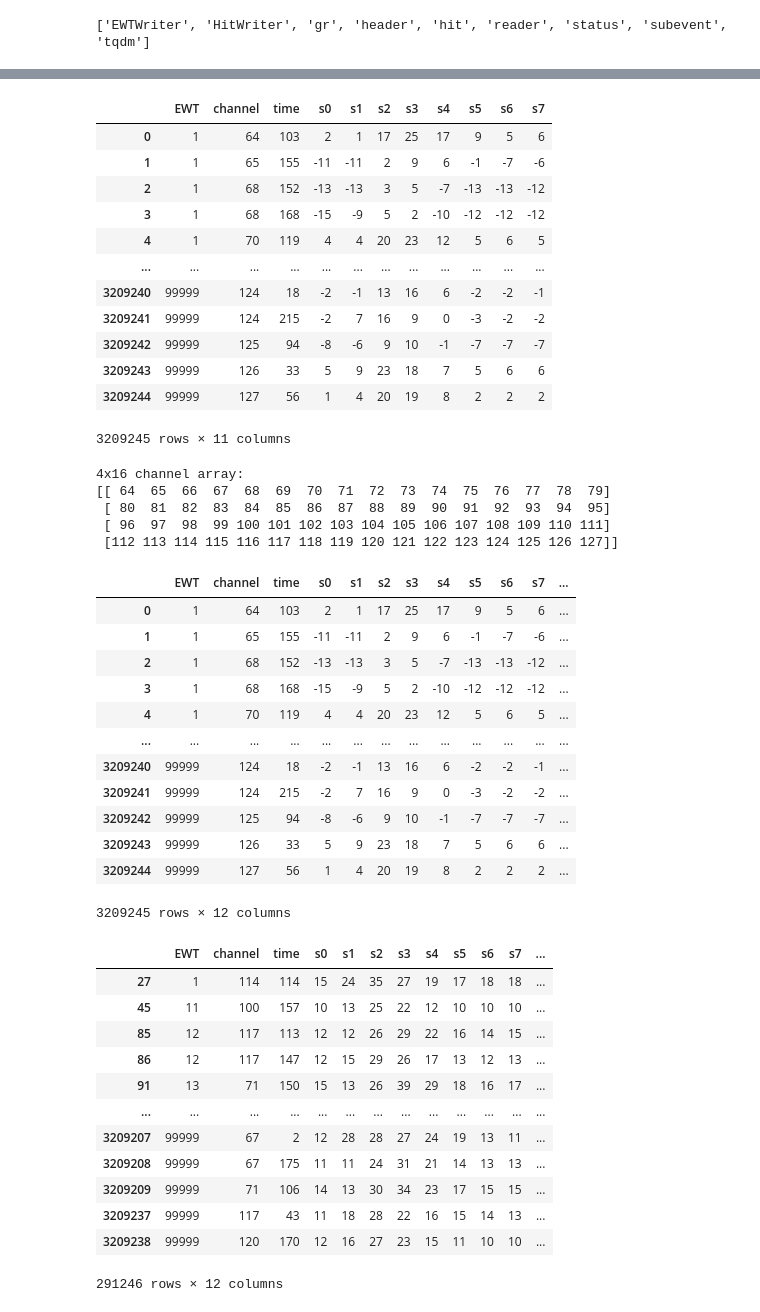
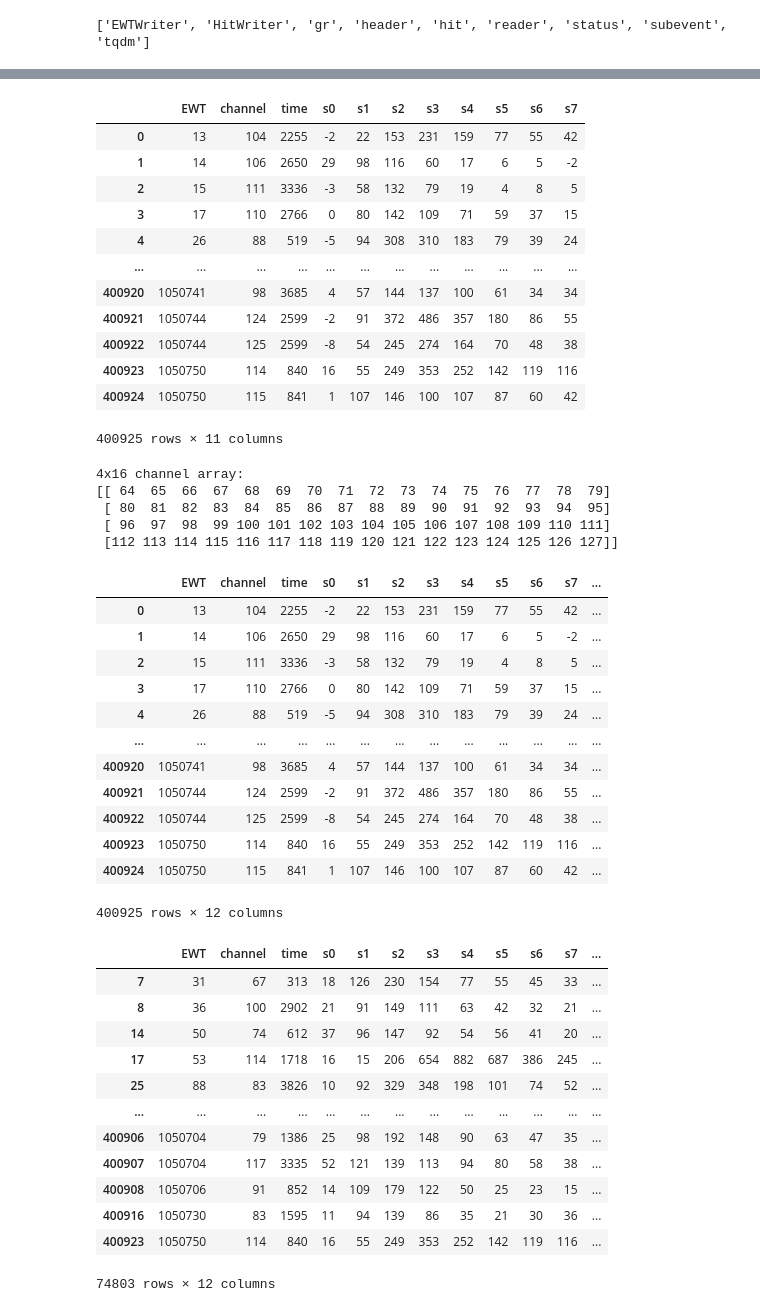
Before and after one commit to Mu2e/CRVFirmware, a Jupyter notebook: scripts/decoding/CoindenceFinder.ipynb, the cells around one changed output, grey strips where cells are left out. Saved outputs shown, nothing was run; the diff lists cells and outputs as text; code cells hidden in the pictures.

```diff
--- a/scripts/decoding/CoindenceFinder.ipynb
+++ b/scripts/decoding/CoindenceFinder.ipynb
@@ -16,5 +27,5 @@ print([name for name in dir(dc) if isinstance(getattr(dc, name), type)])
 # %%
-def process_file(filename= "wb_test_069.bin"):
+def process_file(filename= "wb_test_037.bin"):
     """
     Process binary file into DataFrame
     """
@@ -28,18 +39,18 @@ df = process_file()
 display(df)
 # %% [output]
 |  | EWT | channel | time | s0 | s1 | s2 | s3 | s4 | s5 | s6 | s7 |
-| 0 | 1 | 64 | 103 | 2 | 1 | 17 | 25 | 17 | 9 | 5 | 6 |
-| 1 | 1 | 65 | 155 | -11 | -11 | 2 | 9 | 6 | -1 | -7 | -6 |
-| 2 | 1 | 68 | 152 | -13 | -13 | 3 | 5 | -7 | -13 | -13 | -12 |
-| 3 | 1 | 68 | 168 | -15 | -9 | 5 | 2 | -10 | -12 | -12 | -12 |
-| 4 | 1 | 70 | 119 | 4 | 4 | 20 | 23 | 12 | 5 | 6 | 5 |
+| 0 | 13 | 104 | 2255 | -2 | 22 | 153 | 231 | 159 | 77 | 55 | 42 |
+| 1 | 14 | 106 | 2650 | 29 | 98 | 116 | 60 | 17 | 6 | 5 | -2 |
+| 2 | 15 | 111 | 3336 | -3 | 58 | 132 | 79 | 19 | 4 | 8 | 5 |
+| 3 | 17 | 110 | 2766 | 0 | 80 | 142 | 109 | 71 | 59 | 37 | 15 |
+| 4 | 26 | 88 | 519 | -5 | 94 | 308 | 310 | 183 | 79 | 39 | 24 |
 | ... | ... | ... | ... | ... | ... | ... | ... | ... | ... | ... | ... |
-| 3209240 | 99999 | 124 | 18 | -2 | -1 | 13 | 16 | 6 | -2 | -2 | -1 |
-| 3209241 | 99999 | 124 | 215 | -2 | 7 | 16 | 9 | 0 | -3 | -2 | -2 |
-| 3209242 | 99999 | 125 | 94 | -8 | -6 | 9 | 10 | -1 | -7 | -7 | -7 |
-| 3209243 | 99999 | 126 | 33 | 5 | 9 | 23 | 18 | 7 | 5 | 6 | 6 |
-| 3209244 | 99999 | 127 | 56 | 1 | 4 | 20 | 19 | 8 | 2 | 2 | 2 |
+| 400920 | 1050741 | 98 | 3685 | 4 | 57 | 144 | 137 | 100 | 61 | 34 | 34 |
+| 400921 | 1050744 | 124 | 2599 | -2 | 91 | 372 | 486 | 357 | 180 | 86 | 55 |
+| 400922 | 1050744 | 125 | 2599 | -8 | 54 | 245 | 274 | 164 | 70 | 48 | 38 |
+| 400923 | 1050750 | 114 | 840 | 16 | 55 | 249 | 353 | 252 | 142 | 119 | 116 |
+| 400924 | 1050750 | 115 | 841 | 1 | 107 | 146 | 100 | 107 | 87 | 60 | 42 |
-3209245 rows × 11 columns
+400925 rows × 11 columns
 # %%
 # Build a channel map
 def get_layers(df):
@@ -74,47 +85,47 @@ display(df)
  [ 96  97  98  99 100 101 102 103 104 105 106 107 108 109 110 111]
  [112 113 114 115 116 117 118 119 120 121 122 123 124 125 126 127]]
 |  | EWT | channel | time | s0 | s1 | s2 | s3 | s4 | s5 | s6 | s7 | ... |
-| 0 | 1 | 64 | 103 | 2 | 1 | 17 | 25 | 17 | 9 | 5 | 6 | ... |
-| 1 | 1 | 65 | 155 | -11 | -11 | 2 | 9 | 6 | -1 | -7 | -6 | ... |
-| 2 | 1 | 68 | 152 | -13 | -13 | 3 | 5 | -7 | -13 | -13 | -12 | ... |
-| 3 | 1 | 68 | 168 | -15 | -9 | 5 | 2 | -10 | -12 | -12 | -12 | ... |
-| 4 | 1 | 70 | 119 | 4 | 4 | 20 | 23 | 12 | 5 | 6 | 5 | ... |
+| 0 | 13 | 104 | 2255 | -2 | 22 | 153 | 231 | 159 | 77 | 55 | 42 | ... |
+| 1 | 14 | 106 | 2650 | 29 | 98 | 116 | 60 | 17 | 6 | 5 | -2 | ... |
+| 2 | 15 | 111 | 3336 | -3 | 58 | 132 | 79 | 19 | 4 | 8 | 5 | ... |
+| 3 | 17 | 110 | 2766 | 0 | 80 | 142 | 109 | 71 | 59 | 37 | 15 | ... |
+| 4 | 26 | 88 | 519 | -5 | 94 | 308 | 310 | 183 | 79 | 39 | 24 | ... |
 | ... | ... | ... | ... | ... | ... | ... | ... | ... | ... | ... | ... | ... |
-| 3209240 | 99999 | 124 | 18 | -2 | -1 | 13 | 16 | 6 | -2 | -2 | -1 | ... |
-| 3209241 | 99999 | 124 | 215 | -2 | 7 | 16 | 9 | 0 | -3 | -2 | -2 | ... |
-| 3209242 | 99999 | 125 | 94 | -8 | -6 | 9 | 10 | -1 | -7 | -7 | -7 | ... |
-| 3209243 | 99999 | 126 | 33 | 5 | 9 | 23 | 18 | 7 | 5 | 6 | 6 | ... |
-| 3209244 | 99999 | 127 | 56 | 1 | 4 | 20 | 19 | 8 | 2 | 2 | 2 | ... |
+| 400920 | 1050741 | 98 | 3685 | 4 | 57 | 144 | 137 | 100 | 61 | 34 | 34 | ... |
+| 400921 | 1050744 | 124 | 2599 | -2 | 91 | 372 | 486 | 357 | 180 | 86 | 55 | ... |
+| 400922 | 1050744 | 125 | 2599 | -8 | 54 | 245 | 274 | 164 | 70 | 48 | 38 | ... |
+| 400923 | 1050750 | 114 | 840 | 16 | 55 | 249 | 353 | 252 | 142 | 119 | 116 | ... |
+| 400924 | 1050750 | 115 | 841 | 1 | 107 | 146 | 100 | 107 | 87 | 60 | 42 | ... |
-3209245 rows × 12 columns
+400925 rows × 12 columns
 # %%
 def filter_samples(df, threshold=10):
     """
     Filter rows with samples below threshold
     """
     # Filter columns starting with 's' (samples)
     columns_to_mask = df.filter(like='s').columns
     # Create a mask where all 's' columns are >= threshold
     mask = (df[columns_to_mask] >= threshold).all(axis=1)
     # Apply mask
     df = df[mask]
     # Drop the NaN rows
     df = df.dropna()
     return df
 
-df = filter_samples(df)
+df_skim = filter_samples(df, threshold=10)
 # Display
-display(df)
+display(df_skim)
 # %% [output]
 |  | EWT | channel | time | s0 | s1 | s2 | s3 | s4 | s5 | s6 | s7 | ... |
-| 27 | 1 | 114 | 114 | 15 | 24 | 35 | 27 | 19 | 17 | 18 | 18 | ... |
-| 45 | 11 | 100 | 157 | 10 | 13 | 25 | 22 | 12 | 10 | 10 | 10 | ... |
-| 85 | 12 | 117 | 113 | 12 | 12 | 26 | 29 | 22 | 16 | 14 | 15 | ... |
-| 86 | 12 | 117 | 147 | 12 | 15 | 29 | 26 | 17 | 13 | 12 | 13 | ... |
-| 91 | 13 | 71 | 150 | 15 | 13 | 26 | 39 | 29 | 18 | 16 | 17 | ... |
+| 7 | 31 | 67 | 313 | 18 | 126 | 230 | 154 | 77 | 55 | 45 | 33 | ... |
+| 8 | 36 | 100 | 2902 | 21 | 91 | 149 | 111 | 63 | 42 | 32 | 21 | ... |
+| 14 | 50 | 74 | 612 | 37 | 96 | 147 | 92 | 54 | 56 | 41 | 20 | ... |
+| 17 | 53 | 114 | 1718 | 16 | 15 | 206 | 654 | 882 | 687 | 386 | 245 | ... |
+| 25 | 88 | 83 | 3826 | 10 | 92 | 329 | 348 | 198 | 101 | 74 | 52 | ... |
 | ... | ... | ... | ... | ... | ... | ... | ... | ... | ... | ... | ... | ... |
-| 3209207 | 99999 | 67 | 2 | 12 | 28 | 28 | 27 | 24 | 19 | 13 | 11 | ... |
-| 3209208 | 99999 | 67 | 175 | 11 | 11 | 24 | 31 | 21 | 14 | 13 | 13 | ... |
-| 3209209 | 99999 | 71 | 106 | 14 | 13 | 30 | 34 | 23 | 17 | 15 | 15 | ... |
-| 3209237 | 99999 | 117 | 43 | 11 | 18 | 28 | 22 | 16 | 15 | 14 | 13 | ... |
-| 3209238 | 99999 | 120 | 170 | 12 | 16 | 27 | 23 | 15 | 11 | 10 | 10 | ... |
+| 400906 | 1050704 | 79 | 1386 | 25 | 98 | 192 | 148 | 90 | 63 | 47 | 35 | ... |
+| 400907 | 1050704 | 117 | 3335 | 52 | 121 | 139 | 113 | 94 | 80 | 58 | 38 | ... |
+| 400908 | 1050706 | 91 | 852 | 14 | 109 | 179 | 122 | 50 | 25 | 23 | 15 | ... |
+| 400916 | 1050730 | 83 | 1595 | 11 | 94 | 139 | 86 | 35 | 21 | 30 | 36 | ... |
+| 400923 | 1050750 | 114 | 840 | 16 | 55 | 249 | 353 | 252 | 142 | 119 | 116 | ... |
-291246 rows × 12 columns
+74803 rows × 12 columns
```
Also changed, not shown: parts of 6 cells of this notebook.
